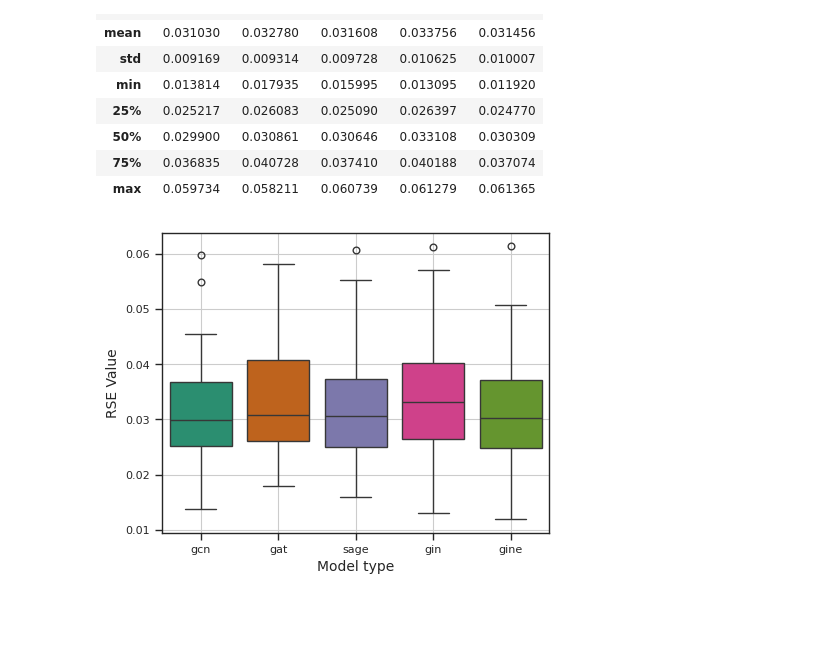
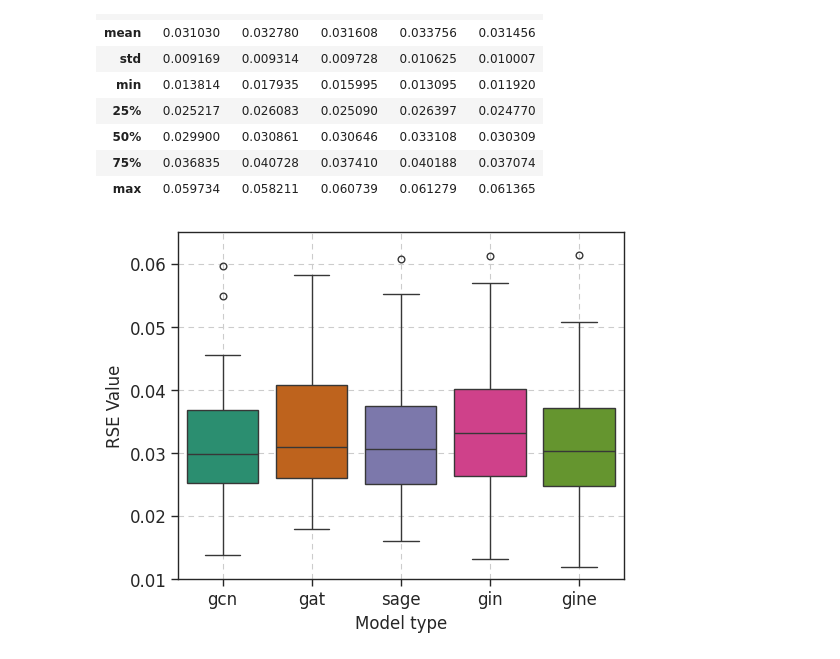
Before and after one commit to sam-j-hall/GNN-XAS-GO, a Jupyter notebook: GNN/test_gnn.ipynb, the cells around one changed output. Cells and saved outputs as stored; diff of their text form; code cells hidden in the pictures; blank space fills up the shorter version.

```diff
--- a/GNN/test_gnn.ipynb
+++ b/GNN/test_gnn.ipynb
@@ -186,15 +192,16 @@ data_df.describe()
 # %%
 sns.set_style('white')
 sns.set_context('paper')
 sns.set_style('ticks')
-fig, ax = plt.subplots(figsize=(5.0, 3.9))
+fig, ax = plt.subplots(figsize=(5.75, 4.5))
 sns.boxplot(data=data_df, palette='Dark2', linewidth=1, ax=ax)
-plt.grid()
-plt.ylabel('RSE Value', fontsize=10)
-plt.xlabel('Model type', fontsize=10)
-plt.tick_params(axis='both', labelsize=8)
+plt.grid(linestyle='--', dashes=(5,4))
+plt.ylabel('RSE Value', fontsize=12)
+plt.xlabel('Model type', fontsize=12)
+plt.ylim(0.01, 0.065)
+plt.tick_params(axis='both', labelsize=12)
 plt.savefig('gnn_boxplot.pdf', format='pdf')
 plt.show()
 # %% [output]
-[figure, old version]
+[figure, new version]
 # %%
```
Also changed, not shown: parts of 9 cells of this notebook, 1 other file.
